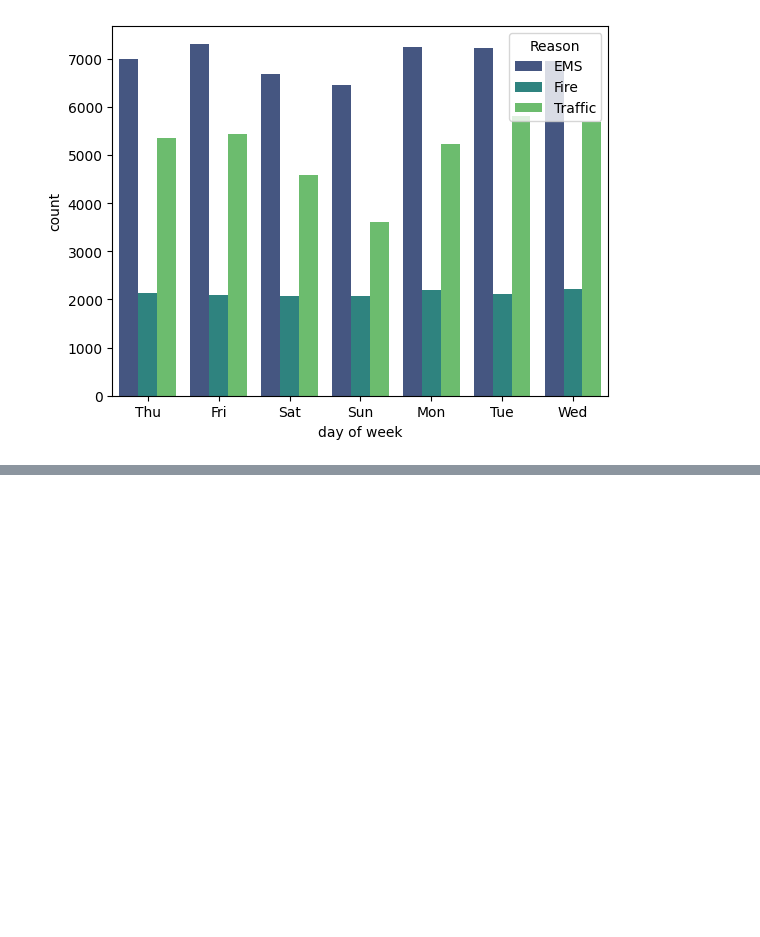
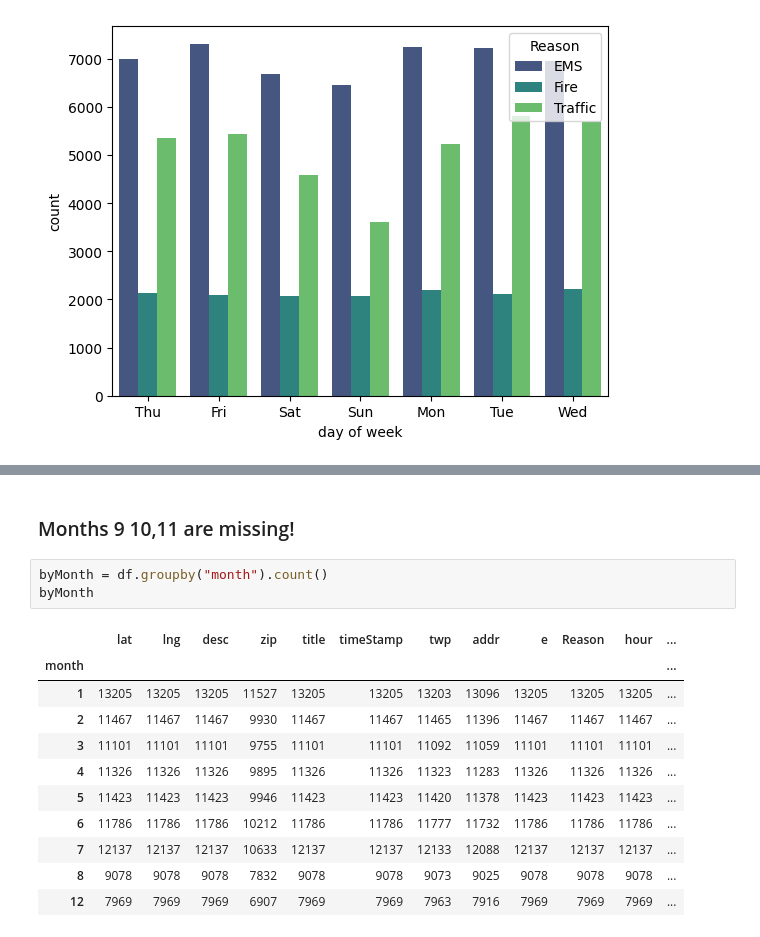
Before and after one commit to KemalYukselir/911_Calls_Analysis, a Jupyter notebook: 911_EDA.ipynb, the cells around one changed output, grey strips where cells are left out. Saved outputs shown, nothing was run; the diff lists cells and outputs as text; blank space fills up the shorter version.

```diff
--- a/911_EDA.ipynb
+++ b/911_EDA.ipynb
@@ -161,0 +167,17 @@ sns.countplot(x='day of week', data=df, hue='Reason', palette='viridis')
+# %% [markdown]
+### Months 9 10,11 are missing!
+# %%
+byMonth = df.groupby("month").count()
+byMonth
+# %% [output]
+|  | lat | lng | desc | zip | title | timeStamp | twp | addr | e | Reason | hour | ... |
+| month |  |  |  |  |  |  |  |  |  |  |  | ... |
+| 1 | 13205 | 13205 | 13205 | 11527 | 13205 | 13205 | 13203 | 13096 | 13205 | 13205 | 13205 | ... |
+| 2 | 11467 | 11467 | 11467 | 9930 | 11467 | 11467 | 11465 | 11396 | 11467 | 11467 | 11467 | ... |
+| 3 | 11101 | 11101 | 11101 | 9755 | 11101 | 11101 | 11092 | 11059 | 11101 | 11101 | 11101 | ... |
+| 4 | 11326 | 11326 | 11326 | 9895 | 11326 | 11326 | 11323 | 11283 | 11326 | 11326 | 11326 | ... |
+| 5 | 11423 | 11423 | 11423 | 9946 | 11423 | 11423 | 11420 | 11378 | 11423 | 11423 | 11423 | ... |
+| 6 | 11786 | 11786 | 11786 | 10212 | 11786 | 11786 | 11777 | 11732 | 11786 | 11786 | 11786 | ... |
+| 7 | 12137 | 12137 | 12137 | 10633 | 12137 | 12137 | 12133 | 12088 | 12137 | 12137 | 12137 | ... |
+| 8 | 9078 | 9078 | 9078 | 7832 | 9078 | 9078 | 9073 | 9025 | 9078 | 9078 | 9078 | ... |
+| 12 | 7969 | 7969 | 7969 | 6907 | 7969 | 7969 | 7963 | 7916 | 7969 | 7969 | 7969 | ... |
```
Also changed, not shown: parts of 3 cells of this notebook.
